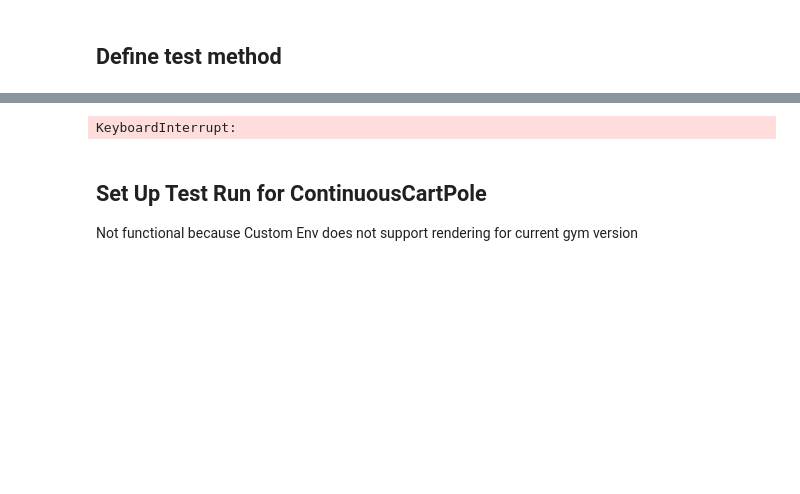
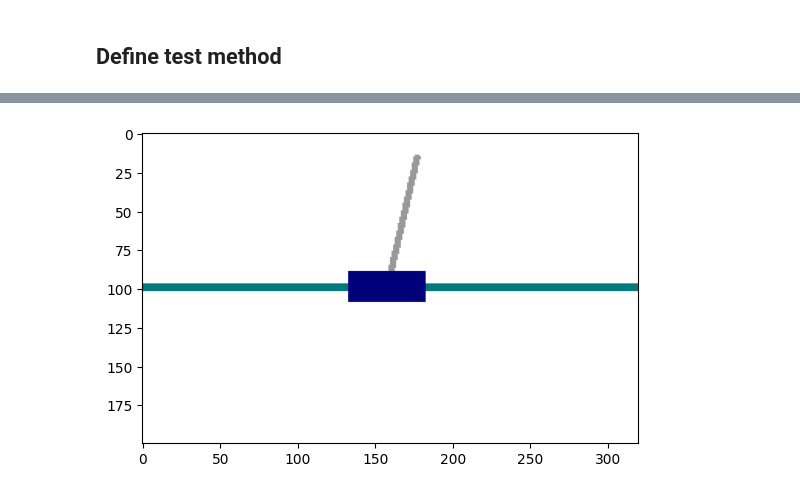
Before and after one commit to grubeben/194.077-Applied-Deep-Learning, a Jupyter notebook: test_continuous.ipynb, the cells around one changed output, grey strips where cells are left out. Cells and saved outputs as stored; diff of their text form; code cells hidden in the pictures; blank space fills up the shorter version.

```diff
--- a/test_continuous.ipynb
+++ b/test_continuous.ipynb
@@ -111,10 +155,5 @@ def test(num_episodes=10, env_str="ContinuousCartPoleEnv", policy="A2C0612202217
 # %%
-# "CartPoleContinuousBulletEnv-v0", "ContinuousCartPoleEnv", "MountainCarContinuous-v0", "Pendulum-v1",  "HopperBulletEnv-v0", "(LunarLanderContinuous-v2")
-test(num_episodes=1, env_str="MountainCarContinuous-v0", policy="A2C101220220847MountainCarContinuous-v0_learns_insufficiently",
-        specification="test_run", add_branch_layer=True, state_normalization=True, batch_normalization=True, use_existing_policy=False)
+test(num_episodes=5, env_str="CartPoleContinuousBulletEnv-v0", policy="A2C101220221039CartPoleContinuousBulletEnv-v0_same_as_custom",
+     specification="test_run", add_branch_layer=True, state_normalization=True, batch_normalization=True, use_existing_policy=True)
 # %% [output]
-KeyboardInterrupt:
+[figure, added]
-# %% [markdown]
-## Set Up Test Run for ContinuousCartPole
-
-Not functional because Custom Env does not support rendering for current gym version
```
Also changed, not shown: parts of 10 cells of this notebook, 4 other files.
